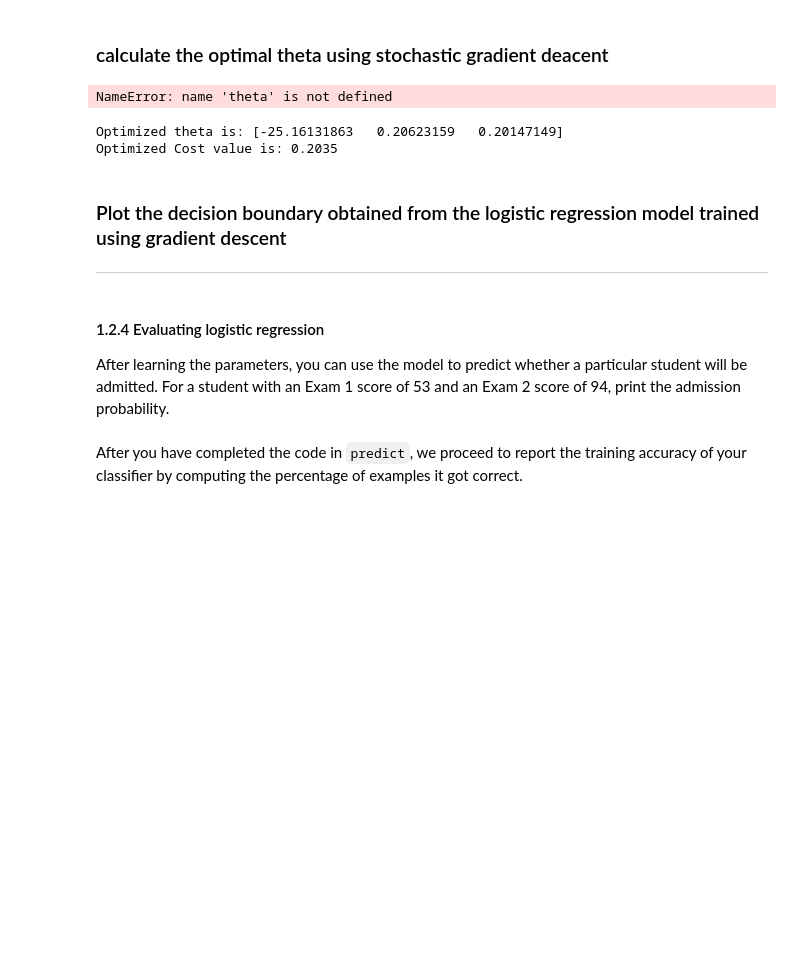
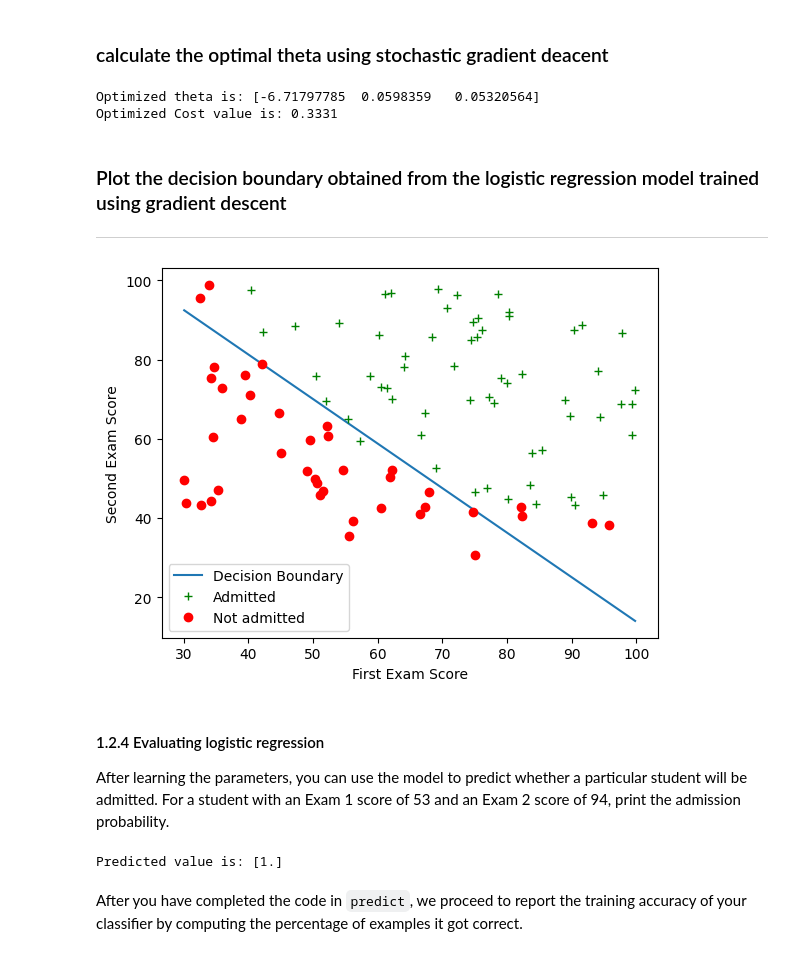
Before and after one commit to gideonn12/SuperVised_Learning, a Jupyter notebook: Exercise_3_Logistic_Regression.ipynb, the cells around one changed output. Cells and saved outputs as stored; diff of their text form; code cells hidden in the pictures; blank space fills up the shorter version.

```diff
--- a/Exercise_3_Logistic_Regression.ipynb
+++ b/Exercise_3_Logistic_Regression.ipynb
@@ -213,31 +213,47 @@ Shape of grad is: (3,)
 # %% [markdown]
 ### calculate the optimal theta using stochastic gradient deacent
 # %%
-def train_using_sgd(theta, X, y, learning_rate=0.01, epochs=100):
+def train_using_sgd(theta, X, y, learning_rate=0.00150, epochs=95550):
     """
     Perform stochastic gradient descent to train the logistic regression model.
     """
-
+    for round in range(epochs):
+        gd = gradient_descent(theta, X, y)
+        theta = theta - learning_rate * gd
     return theta
 
 # Example usage:
 # Assuming you have X, y, and theta initialized appropriately
 # Train the logistic regression model using stochastic gradient descent
+theta = np.zeros(n+1)	# initialize theta
 theta_optimized = train_using_sgd(theta, X, y)
-# %% [output]
-NameError: name 'theta' is not defined
 # %%
 print("Optimized theta is: {}".format(theta_optimized))
 optimaize_cost = cost_function(theta_optimized,X,y)
 
 print("Optimized Cost value is: {:.4f}".format(optimaize_cost))
 # %% [output]
-Optimized theta is: [-25.16131863   0.20623159   0.20147149]
-Optimized Cost value is: 0.2035
+Optimized theta is: [-6.71797785  0.0598359   0.05320564]
+Optimized Cost value is: 0.3331
 # %% [markdown]
 ### Plot the decision boundary obtained from the logistic regression model trained using gradient descent
 
 ---
+# %%
+
+x_values = np.linspace(start=min(X[:, 1]), stop=max(X[:, 1]), num=100)
+decision_boundary = - (theta_optimized[0] + theta_optimized[1] * x_values) / theta_optimized[2]
+plt.plot(x_values, decision_boundary, label='Decision Boundary')
+pos = y == 1
+neg = y == 0
+plt.plot(X[pos, 1], X[pos, 2], 'g+', label='Admitted')
+plt.plot(X[neg, 1], X[neg, 2], 'ro', label='Not admitted')
+plt.xlabel('First Exam Score')
+plt.ylabel('Second Exam Score')
+plt.legend()
+plt.show()
+# %% [output]
+[figure, added]
 # %% [markdown]
 #### 1.2.4 Evaluating logistic regression
 
@@ -265,8 +281,21 @@ def predict(theta, X):
     p : array_like
         Predictions and 0 or 1 for each row in X.
     """
+    for i in range(len(X)):
+        if sigmoid(X[i].dot(theta)) >= 0.5:
+            predicted[i] = 1
+        else:
+            predicted[i] = 0
 
     return predicted
+
+# Example usage:
+X= np.array([[1,53, 94]])
+predicted = np.zeros(X.shape[0])
+predicted = predict(theta_optimized, X)
+print("Predicted value is: {}".format(predicted))
+# %% [output]
+Predicted value is: [1.]
 # %%
 def accuracy(y_pred, y):
     """
```
Also changed, not shown: parts of 2 cells of this notebook.
